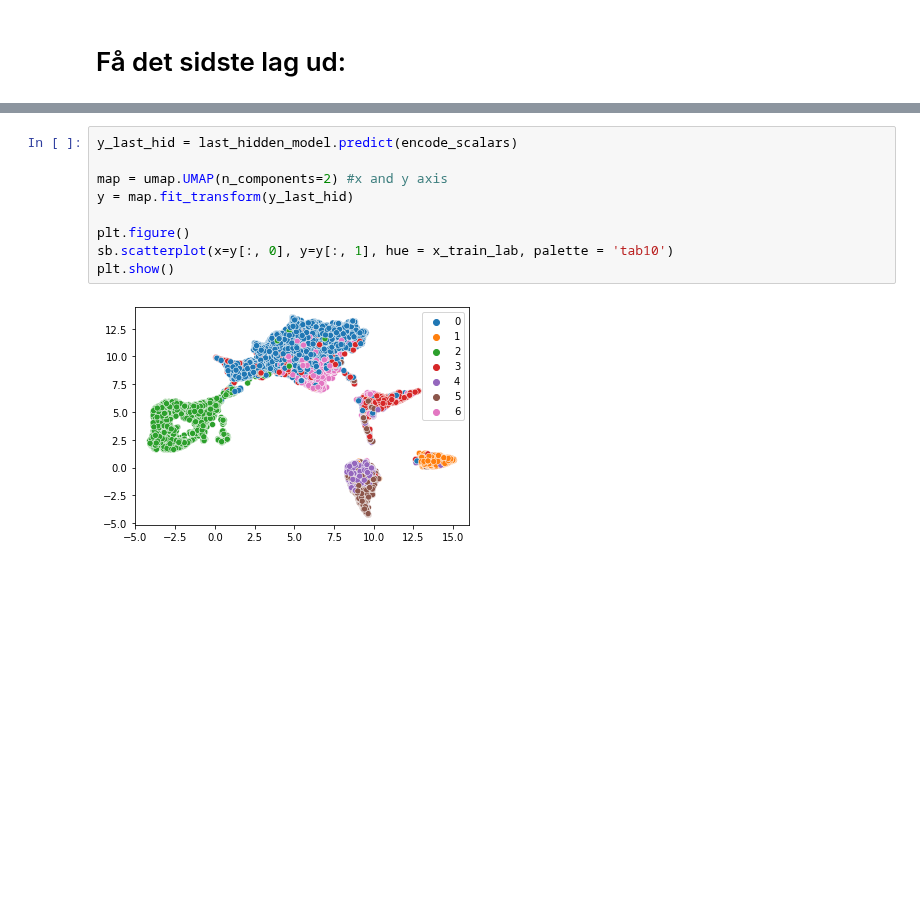
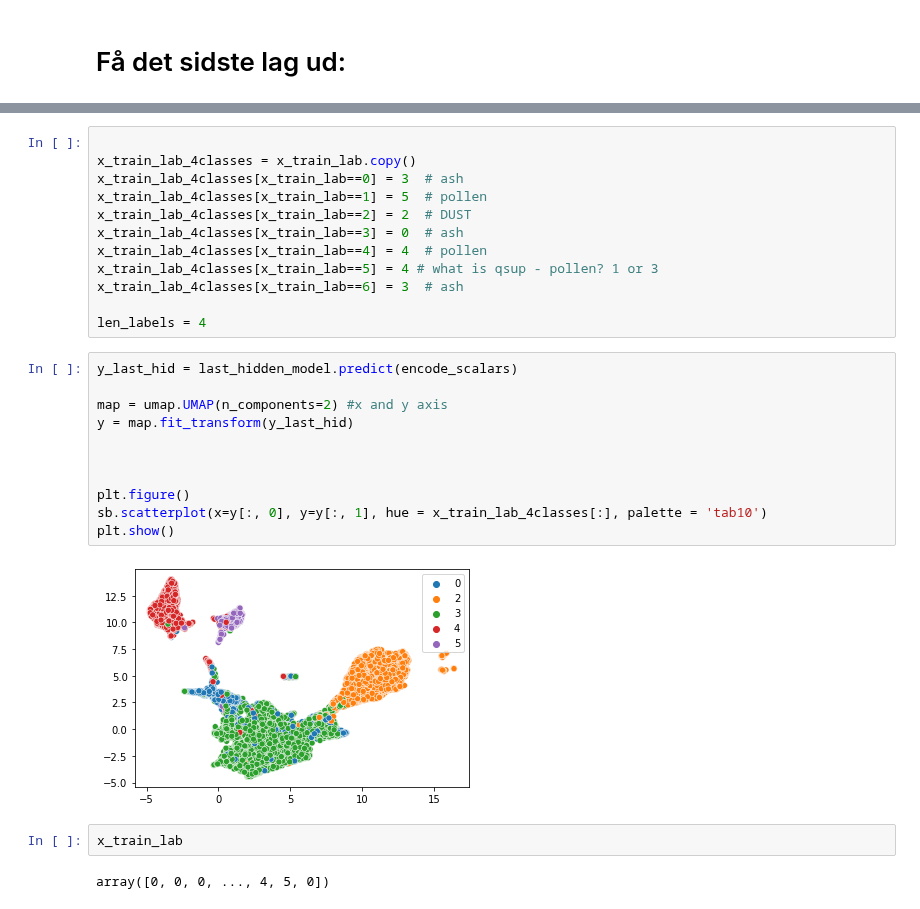
Before and after one commit to MadsNL/AMLMain, a Jupyter notebook: AML_IceCores_last_hidden.ipynb, the cells around one changed output, grey strips where cells are left out. Saved outputs shown, nothing was run; the diff lists cells and outputs as text; blank space fills up the shorter version.

```diff
--- a/AML_IceCores_last_hidden.ipynb
+++ b/AML_IceCores_last_hidden.ipynb
@@ -367,11 +367,29 @@ Epoch 19/200
+# %%
+
+x_train_lab_4classes = x_train_lab.copy()
+x_train_lab_4classes[x_train_lab==0] = 3  # ash
+x_train_lab_4classes[x_train_lab==1] = 5  # pollen
+x_train_lab_4classes[x_train_lab==2] = 2  # DUST
+x_train_lab_4classes[x_train_lab==3] = 0  # ash
+x_train_lab_4classes[x_train_lab==4] = 4  # pollen
+x_train_lab_4classes[x_train_lab==5] = 4 # what is qsup - pollen? 1 or 3
+x_train_lab_4classes[x_train_lab==6] = 3  # ash
+
+len_labels = 4
 # %%
 y_last_hid = last_hidden_model.predict(encode_scalars)
 
 map = umap.UMAP(n_components=2) #x and y axis
 y = map.fit_transform(y_last_hid)
 
+
+
 plt.figure()
-sb.scatterplot(x=y[:, 0], y=y[:, 1], hue = x_train_lab, palette = 'tab10')
+sb.scatterplot(x=y[:, 0], y=y[:, 1], hue = x_train_lab_4classes[:], palette = 'tab10')
 plt.show()
 # %% [output]
-[figure, old version]
+[figure, new version]
+# %%
+x_train_lab
+# %% [output]
+array([0, 0, 0, ..., 4, 5, 0])
```
Also changed, not shown: parts of 3 cells of this notebook.
